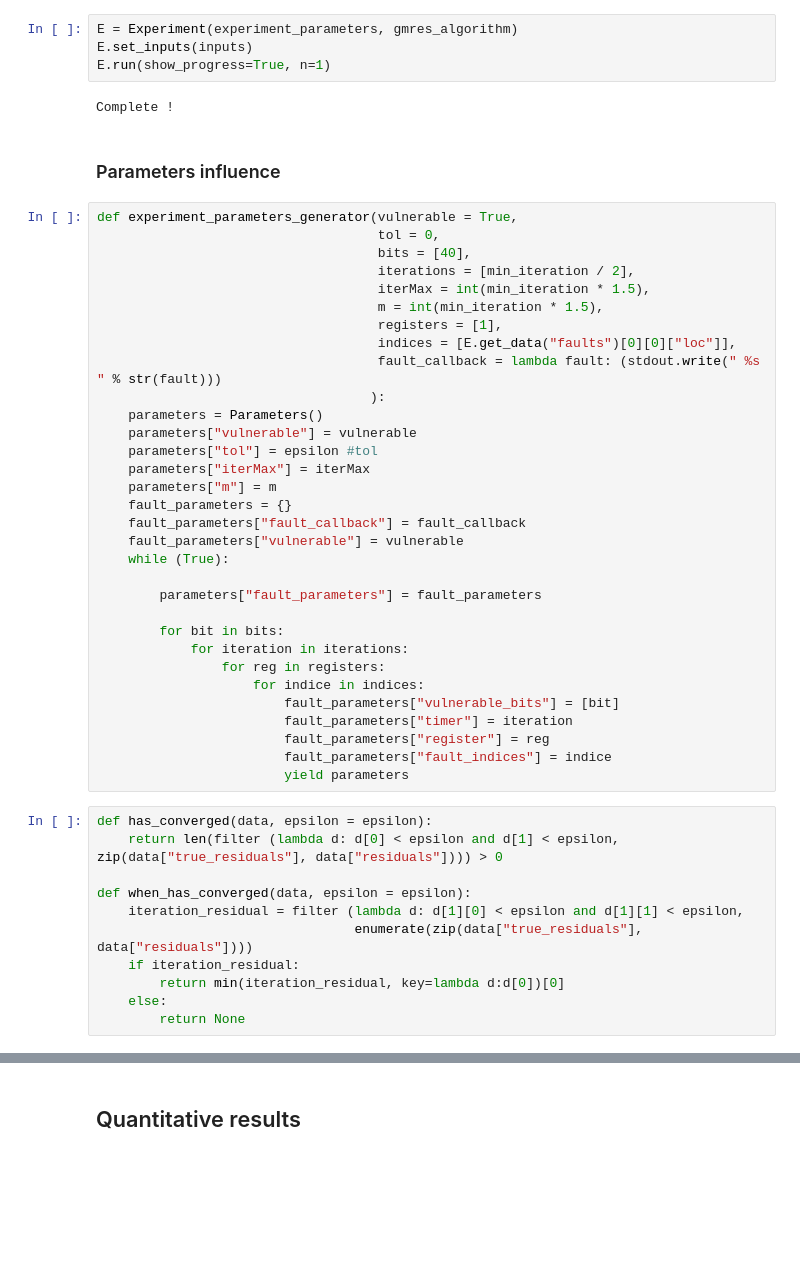
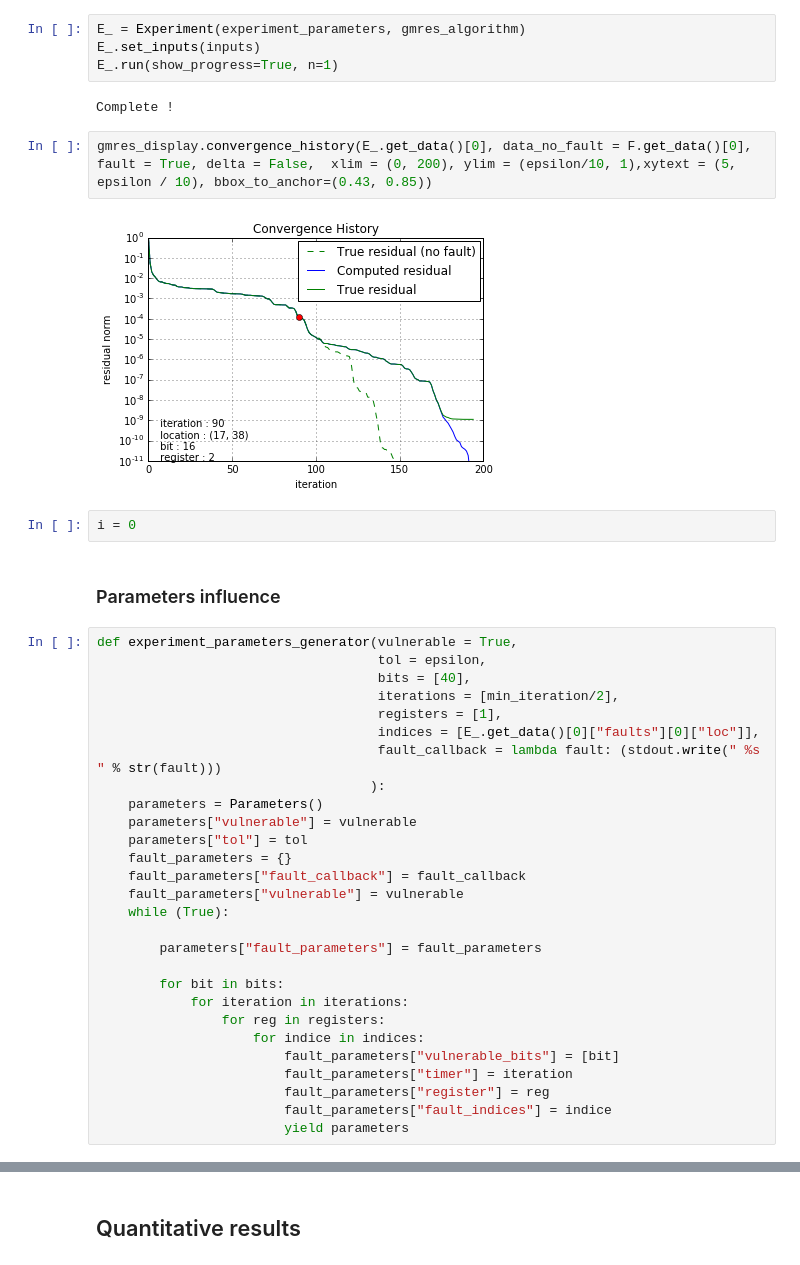
Before and after one commit to alemoreau/Resilience, a Jupyter notebook: Resilience - GMRES.ipynb, the cells around one changed output, grey strips where cells are left out. Saved outputs shown, nothing was run; the diff lists cells and outputs as text; blank space fills up the shorter version.

```diff
--- a/Resilience - GMRES.ipynb
+++ b/Resilience - GMRES.ipynb
@@ -265,29 +267,31 @@ fault_parameters["fault_indices"] = {"i": non_zero[0][index],
 fault_parameters["timer"] = int(np.random.rand() * min_iteration) + 1
 experiment_parameters["fault_parameters"] = fault_parameters
 # %%
-E = Experiment(experiment_parameters, gmres_algorithm)
-E.set_inputs(inputs)
-E.run(show_progress=True, n=1)
+E_ = Experiment(experiment_parameters, gmres_algorithm)
+E_.set_inputs(inputs)
+E_.run(show_progress=True, n=1)
 # %% [output]
 Complete !
+# %%
+gmres_display.convergence_history(E_.get_data()[0], data_no_fault = F.get_data()[0], fault = True, delta = False,  xlim = (0, 200), ylim = (epsilon/10, 1),xytext = (5, epsilon / 10), bbox_to_anchor=(0.43, 0.85))
+# %% [output]
+[figure, added]
+# %%
+i = 0
 # %% [markdown]
 ### Parameters influence
 # %%
 def experiment_parameters_generator(vulnerable = True,
-                                    tol = 0,
+                                    tol = epsilon,
                                     bits = [40],
-                                    iterations = [min_iteration / 2],
-                                    iterMax = int(min_iteration * 1.5),
-                                    m = int(min_iteration * 1.5),
+                                    iterations = [min_iteration/2],
                                     registers = [1],
-                                    indices = [E.get_data("faults")[0][0]["loc"]],
+                                    indices = [E_.get_data()[0]["faults"][0]["loc"]],
                                     fault_callback = lambda fault: (stdout.write(" %s " % str(fault)))
                                    ):
     parameters = Parameters()
     parameters["vulnerable"] = vulnerable
-    parameters["tol"] = epsilon #tol
-    parameters["iterMax"] = iterMax
-    parameters["m"] = m
+    parameters["tol"] = tol
     fault_parameters = {}
     fault_parameters["fault_callback"] = fault_callback
     fault_parameters["vulnerable"] = vulnerable
@@ -304,14 +308,3 @@ def experiment_parameters_generator(vulnerable = True,
                         fault_parameters["register"] = reg
                         fault_parameters["fault_indices"] = indice
                         yield parameters
-# %%
-def has_converged(data, epsilon = epsilon):
-    return len(filter (lambda d: d[0] < epsilon and d[1] < epsilon, zip(data["true_residuals"], data["residuals"]))) > 0
-
-def when_has_converged(data, epsilon = epsilon):
-    iteration_residual = filter (lambda d: d[1][0] < epsilon and d[1][1] < epsilon,
-                                 enumerate(zip(data["true_residuals"], data["residuals"])))
-    if iteration_residual:
-        return min(iteration_residual, key=lambda d:d[0])[0]
-    else:
-        return None
```
Also changed, not shown: parts of 14 cells of this notebook, 5 other files.
